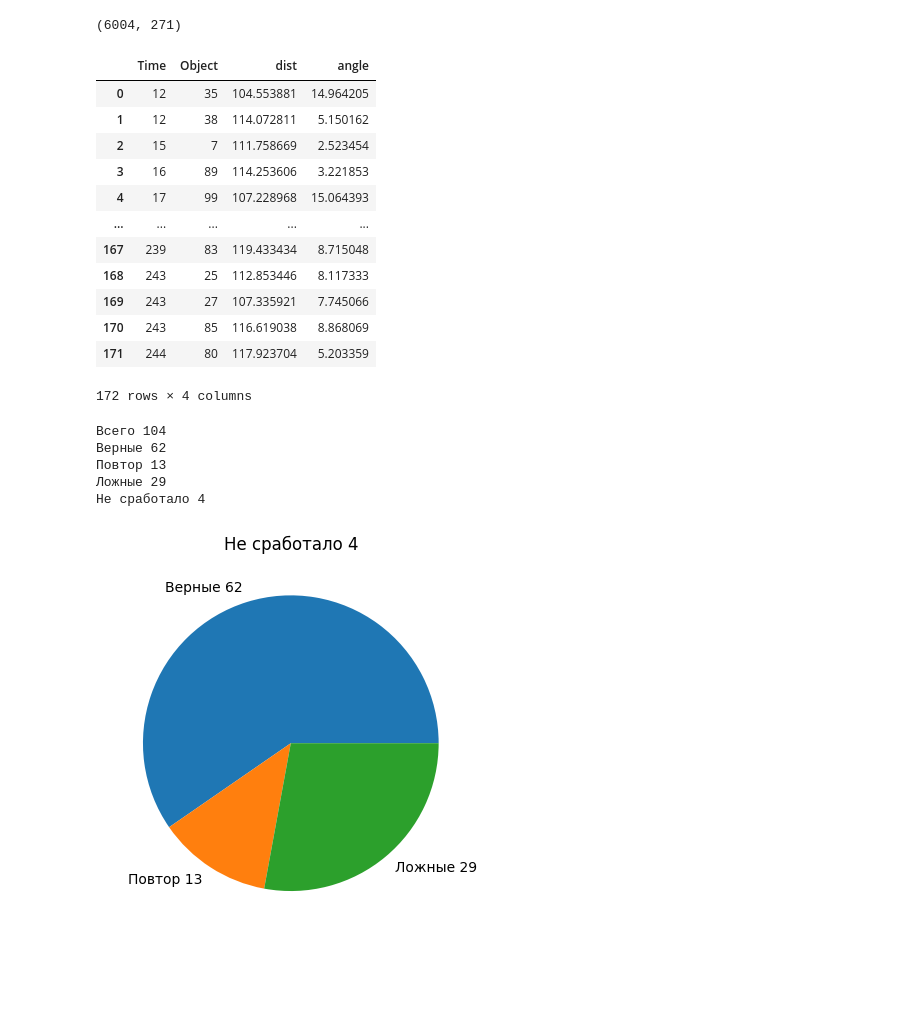
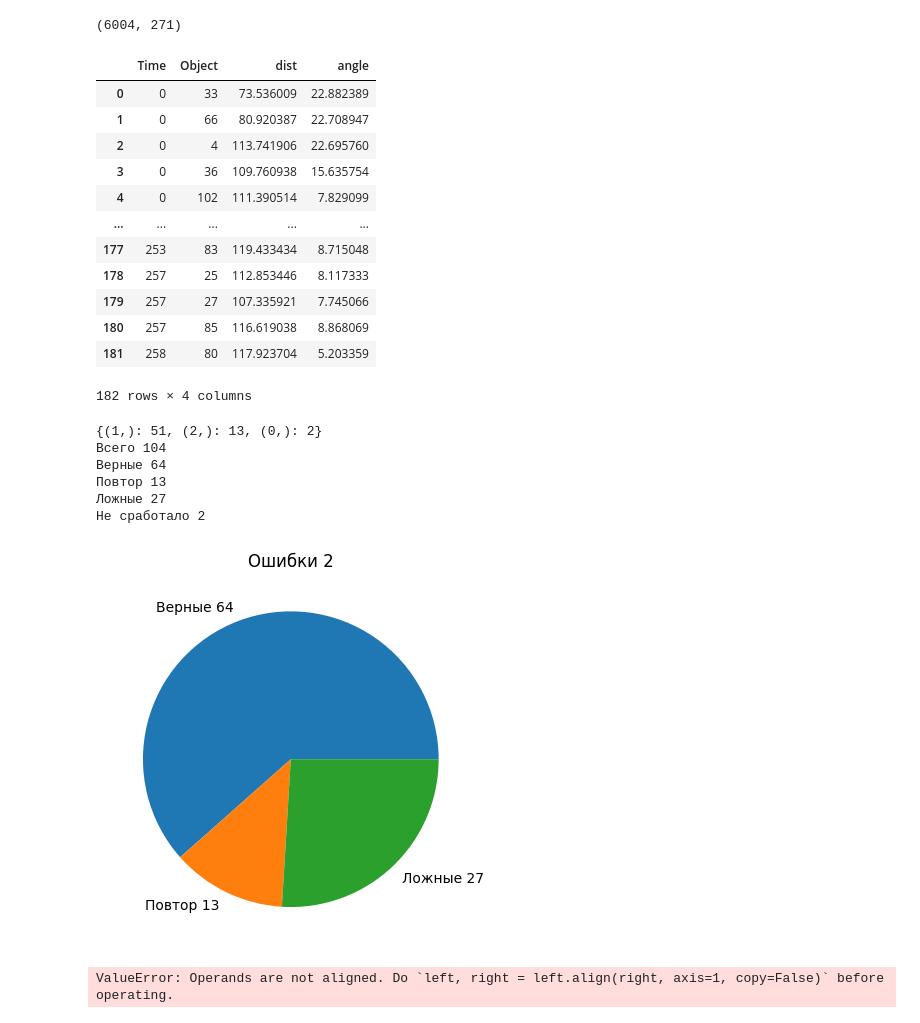
Before and after one commit to valentine-bread/Collision_Avoidance_Algorithms, a Jupyter notebook: graph.ipynb, the cells around one changed output. Cells and saved outputs as stored; diff of their text form; code cells hidden in the pictures; blank space fills up the shorter version.

Commit message:
fix_stat_error

```diff
--- a/graph.ipynb
+++ b/graph.ipynb
@@ -40,9 +40,10 @@ way = [(90, 78), (90, 78), (90, 78), (90, 78), (90, 78),(90, 78), (90, 78), (90,
-alg1_result = alg1_result[14:]
-alg2_result = alg2_result[14:]
-alg3_result = alg3_result[14:]
-alg4_result = alg4_result[14:]
-collision = collision[14:]
-way = way[14:]
+# alg1_result = alg1_result[1:]
+# alg2_result = alg2_result[1:]
+# alg3_result = alg3_result[1:]
+# alg4_result = alg4_result[1:]
+# collision = collision[1:]
+collision[0] = []
+# way = way[30:]
 # %%
 import matplotlib.pyplot as plt
 import pandas as pd
@@ -65,18 +66,18 @@ df[1].loc[df[1].Object == 37]
 df[0]
 # %% [output]
 |  | Time | Object | dist | angle |
-| 0 | 12 | 35 | 104.553881 | 14.964205 |
-| 1 | 12 | 38 | 114.072811 | 5.150162 |
-| 2 | 15 | 7 | 111.758669 | 2.523454 |
-| 3 | 16 | 89 | 114.253606 | 3.221853 |
-| 4 | 17 | 99 | 107.228968 | 15.064393 |
+| 0 | 0 | 33 | 73.536009 | 22.882389 |
+| 1 | 0 | 66 | 80.920387 | 22.708947 |
+| 2 | 0 | 4 | 113.741906 | 22.695760 |
+| 3 | 0 | 36 | 109.760938 | 15.635754 |
+| 4 | 0 | 102 | 111.390514 | 7.829099 |
 | ... | ... | ... | ... | ... |
-| 167 | 239 | 83 | 119.433434 | 8.715048 |
-| 168 | 243 | 25 | 112.853446 | 8.117333 |
-| 169 | 243 | 27 | 107.335921 | 7.745066 |
-| 170 | 243 | 85 | 116.619038 | 8.868069 |
-| 171 | 244 | 80 | 117.923704 | 5.203359 |
+| 177 | 253 | 83 | 119.433434 | 8.715048 |
+| 178 | 257 | 25 | 112.853446 | 8.117333 |
+| 179 | 257 | 27 | 107.335921 | 7.745066 |
+| 180 | 257 | 85 | 116.619038 | 8.868069 |
+| 181 | 258 | 80 | 117.923704 | 5.203359 |
-172 rows × 4 columns
+182 rows × 4 columns
 # %%
 count = 0
 table_col_alg = list()
@@ -85,7 +86,7 @@ for df_i in df:
     for t in range(len(collision)):
         for i in collision[t]:
             count += 1
-            tmp = df_i[(df_i["Object"] == i) & (df_i["Time"] < t) & (df_i["Time"] > t - 60)].values
+            tmp = df_i[(df_i["Object"] == i) & (df_i["Time"] <= t) & (df_i["Time"] > t - 60)].values
             if tmp.shape[0] == 0:
                 tmp = [[None,None,None,None]]
             for o in tmp:
@@ -99,30 +100,37 @@ for df_i in df:
 # %%
 alg = 3
 t = table_col_alg[alg].groupby(['Time_col', 'obj_col']).agg({'Time':['count']}).reset_index()
 count = t.Time.value_counts().to_dict()
 # table_col_alg1
 ALL = df[alg].shape[0]
-TP = sum([count[(i,)] for i in range(1, len(count))])
-TP_ = sum([i * count[(i,)] for i in range(1, len(count))])
-FP = count[(0,)]
-TN = df[alg].shape[0] - TP
+TP = sum([count[(i,)] for i in range(1, max(count.keys())[0] + 1)])
+TP_ = sum([i * count[(i,)] for i in range(1, max(count.keys())[0]  + 1)])
+print(count)
+FP = count[(0,)] if  (0,) in count.keys() else 0
+TN = ALL - TP
 # FN =
 # t.Time.value_counts()
 print("Всего", ALL)
 print("Верные", TP)
 print("Повтор", TP_ - TP)
 print("Ложные", ALL - TP_)
 print("Не сработало", FP)
 
 labels = ["Верные " + str(TP), "Повтор " + str(TP_ - TP), "Ложные " + str(ALL - TP_)]
 # fig, ax = plt.subplots()
 plt.pie([TP, TP_ - TP, ALL - TP_], labels=labels)
-plt.title("Не сработало " + str(FP))
+plt.title("Ошибки " + str(FP))
 plt.show()
 # %% [output]
+{(1,): 51, (2,): 13, (0,): 2}
 Всего 104
-Верные 62
+Верные 64
 Повтор 13
-Ложные 29
-Не сработало 4
+Ложные 27
+Не сработало 2
-[figure, old version]
+[figure, new version]
+# %%
+# table_col_alg[0]
+df[0][(df[0]["Object"] == 33) & (df[0]["Time"] <= t)].values
+# %% [output]
+ValueError: Operands are not aligned. Do `left, right = left.align(right, axis=1, copy=False)` before operating.
```
Also changed, not shown: 2 other files.
